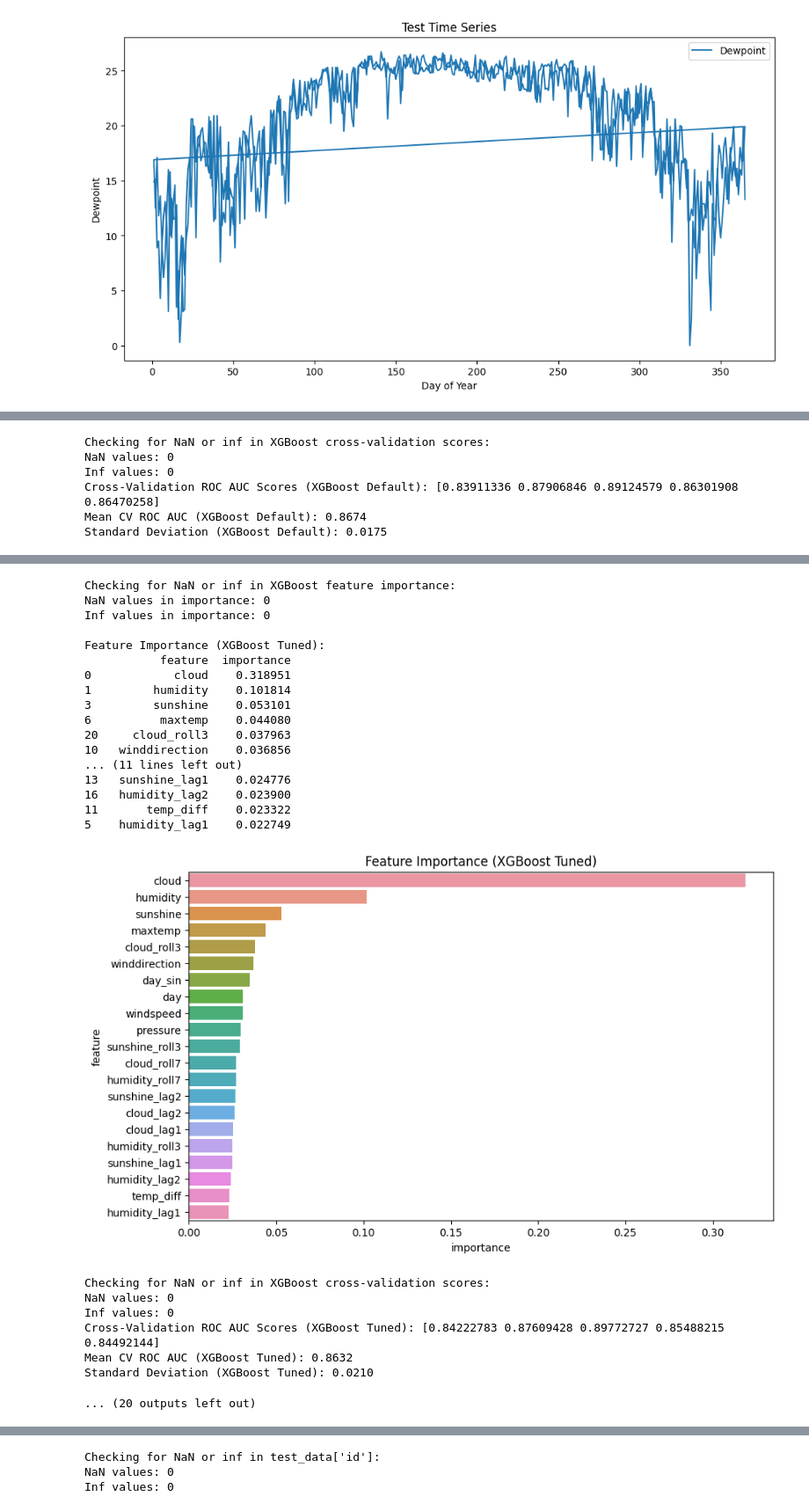
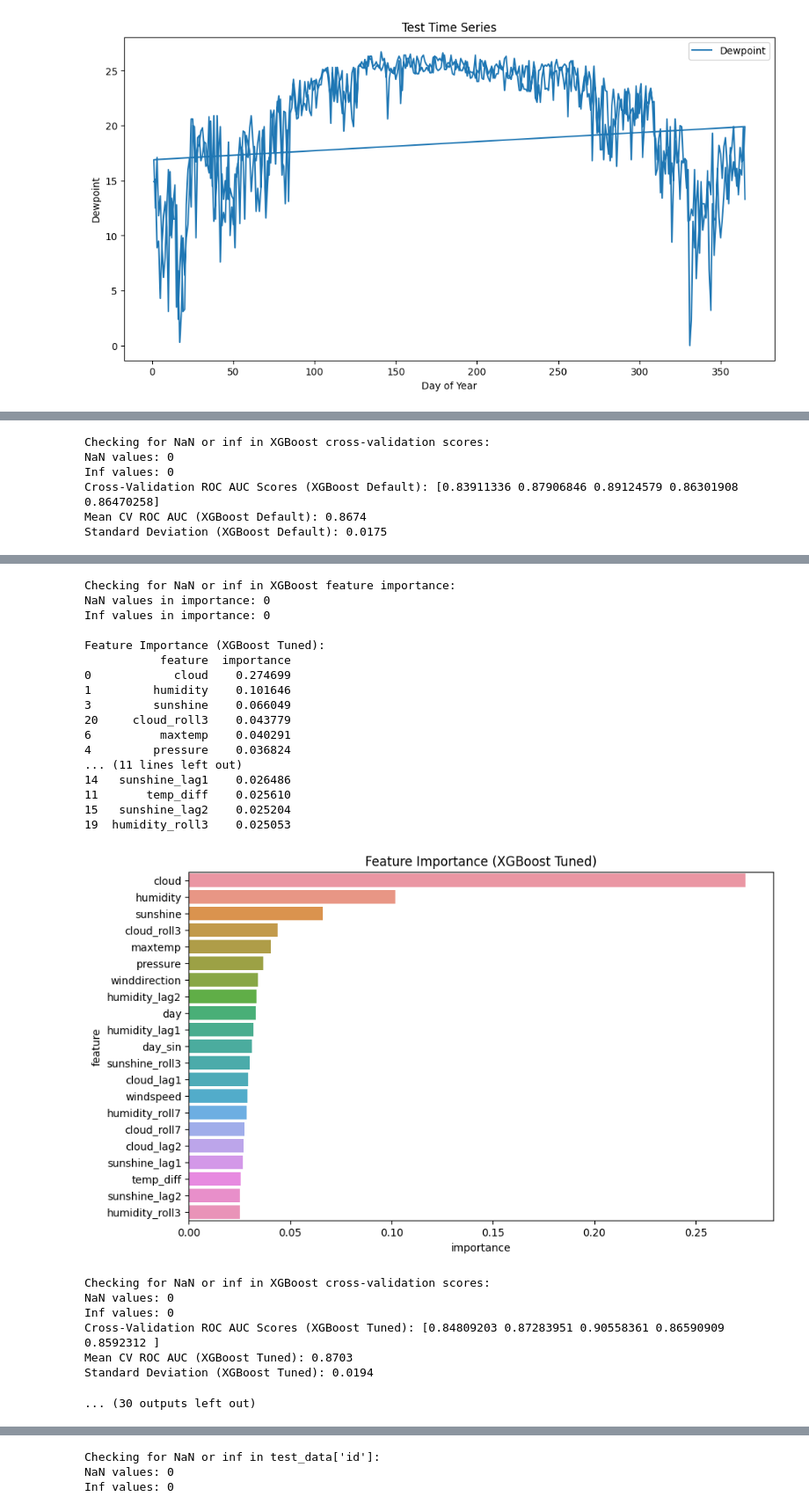
Before and after one commit to NehaDas25/Binary-Prediction-with-a-Rainfall-Dataset, a Jupyter notebook: run_file_predict.ipynb, the cells around one changed output, grey strips where cells are left out. Shown at 88% size. Drawn from its saved outputs; the diff is of its cells as text; code cells hidden in the pictures.

```diff
--- a/run_file_predict.ipynb
+++ b/run_file_predict.ipynb
@@ -65,6 +66,10 @@ def safe_read_csv(filepath, usecols=None, dtype=None):
 # Read train and test data
 train_data = safe_read_csv(os.path.join(data_path, "train.csv"))
 test_data = safe_read_csv(os.path.join(data_path, "test.csv"))
+# %%
+# Rename the column in train_data and test_data
+train_data = train_data.rename(columns={'temparature': 'temperature'})
+test_data = test_data.rename(columns={'temparature': 'temperature'})
 # %%
 # Print data info
 print("Train Data Info:")
@@ -117,7 +122,7 @@ Test Data (First 5 Rows):
 +------+-------+------------+-----------+---------------+-----------+------------+------------+---------+------------+-----------------+-------------+
 # %%
 # Define features and target
-feature_cols = ['day', 'pressure', 'maxtemp', 'temparature', 'mintemp', 'dewpoint',
+feature_cols = ['day', 'pressure', 'maxtemp', 'temperature', 'mintemp', 'dewpoint',
                 'humidity', 'cloud', 'sunshine', 'winddirection', 'windspeed']
 X = train_data[feature_cols]
 y = train_data['rainfall']
@@ -525,6 +530,7 @@ X_scaled = scaler.transform(X)
 
 # Update X_train_smote with selected features
 X_train_smote = X_train_smote[selected_features]
+X_train_smote_scaled = scaler.transform(X_train_smote)
 
 # Dictionary of models and their hyperparameter grids
 models = {
@@ -571,6 +577,15 @@ models = {
             'alpha': [0.0001, 0.001, 0.01]
         },
         'use_scaling': True
+    },
+    'KNN': {
+        'model': KNeighborsClassifier(),
+        'param_grid': {
+            'n_neighbors': [3, 5, 7, 9, 11],
+            'weights': ['uniform', 'distance'],
+            'metric': ['euclidean', 'manhattan']
+        },
+        'use_scaling': True
     }
 }
 # %% [output]
@@ -740,7 +755,13 @@ trained_models = {'default': {}, 'tuned': {}}
 for model_name, model_info in models.items():
     # Run default model
     model_default, y_pred_default, test_preds_default = run_model(
-        model_name, model_info, X_train_smote, X_val, y_train_smote, y_val, X, y, X_test,
+        model_name, model_info,
+        X_train_smote_scaled if model_info['use_scaling'] else X_train_smote,
+        X_val_scaled if model_info['use_scaling'] else X_val,
+        y_train_smote, y_val,
+        X_scaled if model_info['use_scaling'] else X,
+        y,
+        X_test_scaled if model_info['use_scaling'] else X_test,
         use_tuning=False, title_suffix="Default"
     )
     val_predictions['default'][model_name] = y_pred_default
@@ -750,7 +771,13 @@ for model_name, model_info in models.items():
     # Run tuned model (skip LightGBM tuning)
     if model_name != 'LightGBM':  # Skip tuning for LightGBM
         model_tuned, y_pred_tuned, test_preds_tuned = run_model(
-            model_name, model_info, X_train_smote, X_val, y_train_smote, y_val, X, y, X_test,
+            model_name, model_info,
+            X_train_smote_scaled if model_info['use_scaling'] else X_train_smote,
+            X_val_scaled if model_info['use_scaling'] else X_val,
+            y_train_smote, y_val,
+            X_scaled if model_info['use_scaling'] else X,
+            y,
+            X_test_scaled if model_info['use_scaling'] else X_test,
             use_tuning=True, title_suffix="Tuned"
         )
         val_predictions['tuned'][model_name] = y_pred_tuned
@@ -814,28 +841,28 @@ XGBoost (Tuned) ROC AUC: 0.8251
 Checking for NaN or inf in XGBoost feature importance:
 NaN values in importance: 0
 Inf values in importance: 0
 
 Feature Importance (XGBoost Tuned):
            feature  importance
-0            cloud    0.318951
-1         humidity    0.101814
-3         sunshine    0.053101
-6          maxtemp    0.044080
-20     cloud_roll3    0.037963
-10   winddirection    0.036856
+0            cloud    0.274699
+1         humidity    0.101646
+3         sunshine    0.066049
+20     cloud_roll3    0.043779
+6          maxtemp    0.040291
+4         pressure    0.036824
 ... (11 lines left out)
-13   sunshine_lag1    0.024776
-16   humidity_lag2    0.023900
-11       temp_diff    0.023322
-5    humidity_lag1    0.022749
+14   sunshine_lag1    0.026486
+11       temp_diff    0.025610
+15   sunshine_lag2    0.025204
+19  humidity_roll3    0.025053
-[figure, old version]
+[figure, new version]
 Checking for NaN or inf in XGBoost cross-validation scores:
 NaN values: 0
 Inf values: 0
-Cross-Validation ROC AUC Scores (XGBoost Tuned): [0.84222783 0.87609428 0.89772727 0.85488215 0.84492144]
-Mean CV ROC AUC (XGBoost Tuned): 0.8632
-Standard Deviation (XGBoost Tuned): 0.0210
+Cross-Validation ROC AUC Scores (XGBoost Tuned): [0.84809203 0.87283951 0.90558361 0.86590909 0.8592312 ]
+Mean CV ROC AUC (XGBoost Tuned): 0.8703
+Standard Deviation (XGBoost Tuned): 0.0194
-... (20 outputs left out)
+... (30 outputs left out)
 # %%
 # ==============================
 # Feature Selection (Post-Training)
```
Also changed, not shown: parts of 18 cells of this notebook.
